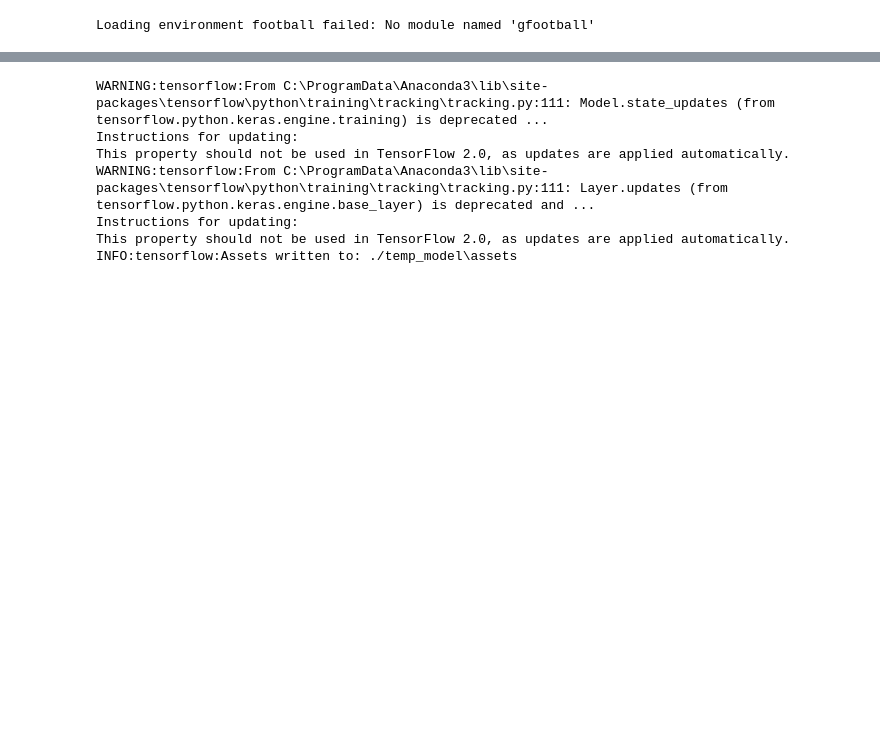
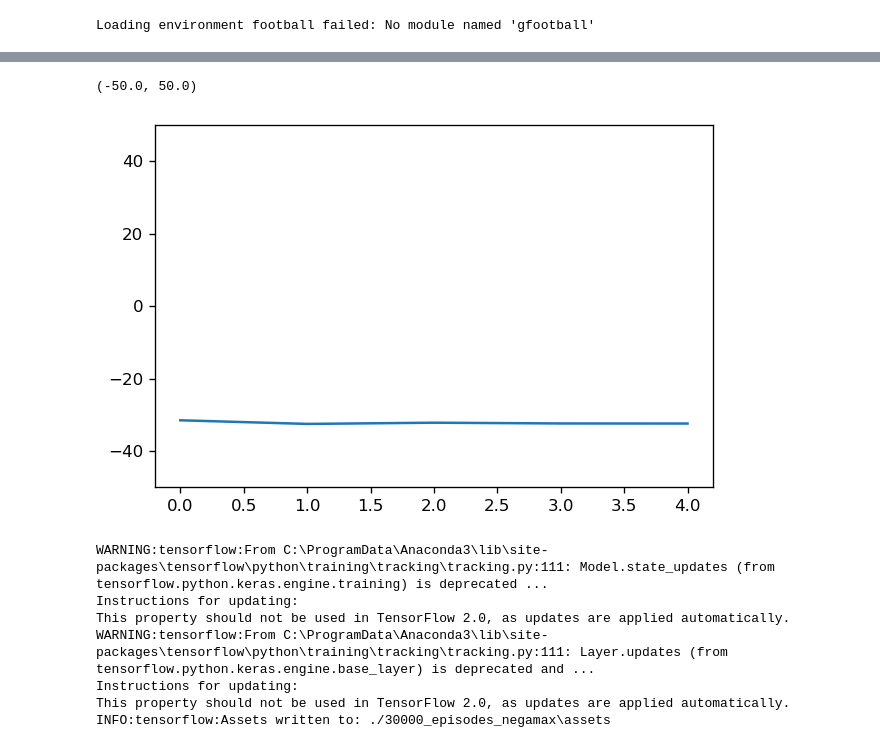
Before and after one commit to LiquidMethane/D3QN-Connect4, a Jupyter notebook: D3QN_training.ipynb, the cells around one changed output, grey strips where cells are left out. Cells and saved outputs as stored; diff of their text form; code cells hidden in the pictures; blank space fills up the shorter version.

```diff
--- a/D3QN_training.ipynb
+++ b/D3QN_training.ipynb
@@ -9,9 +9,16 @@ env.render()
 # %% [output]
 Loading environment football failed: No module named 'gfootball'
 # %%
-agent = Agent(env.configuration, lr=1e-3, gamma=0.99, batch_size=1,
-              epsilon=1, eps_dec=0.9995, eps_min=1e-2,
-              buff_size=50_000, d1_dims=128, d2_dims=128,
-              replace_target_weight=10)
+agent = Agent(env.configuration,
+              lr=1e-3,
+              gamma=0.99,
+              batch_size=1,
+              epsilon=1,
+              eps_dec=0.9995,
+              eps_min=1e-2,
+              buff_size=50_000,
+              d1_dims=128,
+              d2_dims=128,
+              replace_target_weight=20)
 # %%
 nstep_lookahead_agent = './fast_Nstep_lookahead_agent.py'
@@ -64,5 +89,15 @@ episode  1 score -1.0 average score -1.0 epsilon 1.00
+# %%
+import matplotlib.pyplot as plt
+
+fig, ax = plt.subplots(dpi=120)
+
+ax.plot(np.arange(num_episodes), avg_rewards, '-')
+ax.set_ylim([-50, 50])
+# %% [output]
+(-50.0, 50.0)
+[figure, added]
 # %%
-agent.save_model('./temp_model')
+agent.save_model('./30000_episodes_negamax')
 # %% [output]
 WARNING:tensorflow:From C:\ProgramData\Anaconda3\lib\site-packages\tensorflow\python\training\tracking\tracking.py:111: Model.state_updates (from tensorflow.python.keras.engine.training) is deprecated ...
 Instructions for updating:
@@ -70,4 +105,4 @@ This property should not be used in TensorFlow 2.0, as updates are applied autom
 WARNING:tensorflow:From C:\ProgramData\Anaconda3\lib\site-packages\tensorflow\python\training\tracking\tracking.py:111: Layer.updates (from tensorflow.python.keras.engine.base_layer) is deprecated and ...
 Instructions for updating:
 This property should not be used in TensorFlow 2.0, as updates are applied automatically.
-INFO:tensorflow:Assets written to: ./temp_model\assets
+INFO:tensorflow:Assets written to: ./30000_episodes_negamax\assets
```
Also changed, not shown: parts of 6 cells of this notebook, 9 other files.
